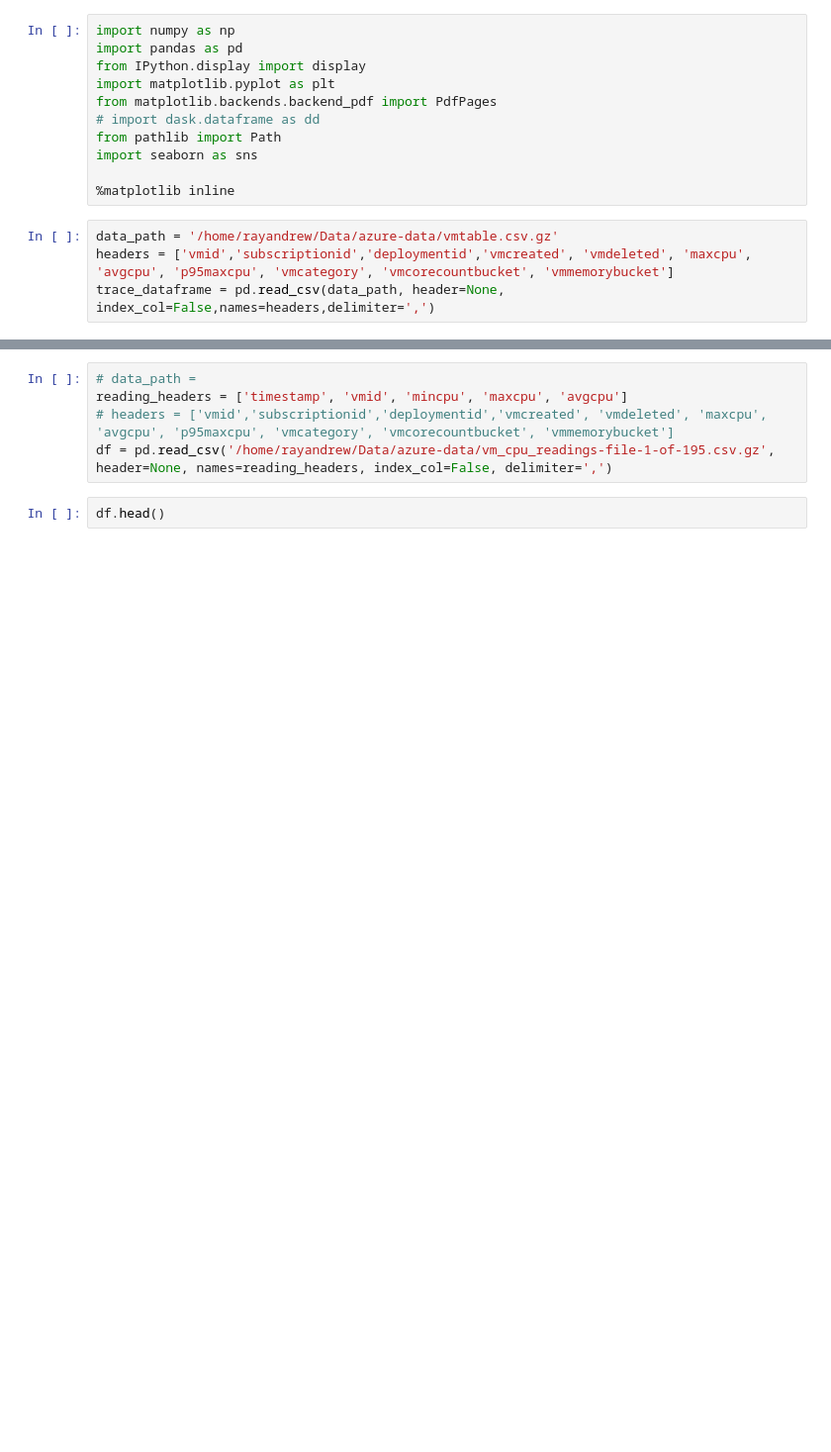
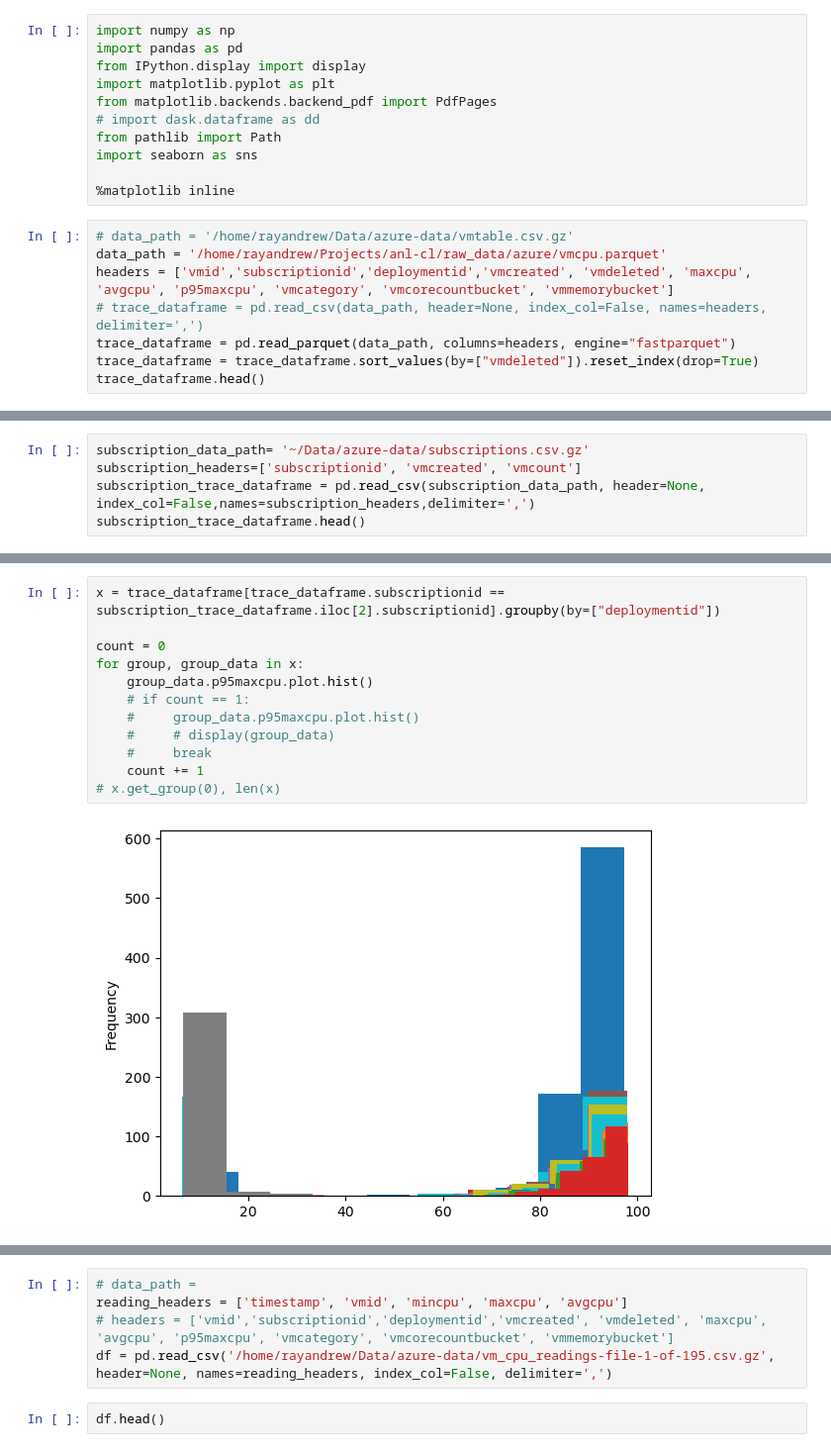
Before and after one commit to rayandrew/anl-cl, a Jupyter notebook: prototypes/azure.ipynb, the cells around one changed output, grey strips where cells are left out. Shown: that part at 99% size. Saved outputs shown, nothing was run; the diff lists cells and outputs as text; blank space fills up the shorter version.

```diff
--- a/prototypes/azure.ipynb
+++ b/prototypes/azure.ipynb
@@ -10,6 +10,10 @@ import seaborn as sns
 
 %matplotlib inline
 # %%
-data_path = '/home/rayandrew/Data/azure-data/vmtable.csv.gz'
+# data_path = '/home/rayandrew/Data/azure-data/vmtable.csv.gz'
+data_path = '/home/rayandrew/Projects/anl-cl/raw_data/azure/vmcpu.parquet'
 headers = ['vmid','subscriptionid','deploymentid','vmcreated', 'vmdeleted', 'maxcpu', 'avgcpu', 'p95maxcpu', 'vmcategory', 'vmcorecountbucket', 'vmmemorybucket']
-trace_dataframe = pd.read_csv(data_path, header=None, index_col=False,names=headers,delimiter=',')
+# trace_dataframe = pd.read_csv(data_path, header=None, index_col=False, names=headers, delimiter=',')
+trace_dataframe = pd.read_parquet(data_path, columns=headers, engine="fastparquet")
+trace_dataframe = trace_dataframe.sort_values(by=["vmdeleted"]).reset_index(drop=True)
+trace_dataframe.head()
@@ -15,0 +27,5 @@ trace_dataframe = pd.read_csv(data_path, header=None, index_col=False,names=head
+# %%
+subscription_data_path= '~/Data/azure-data/subscriptions.csv.gz'
+subscription_headers=['subscriptionid', 'vmcreated', 'vmcount']
+subscription_trace_dataframe = pd.read_csv(subscription_data_path, header=None, index_col=False,names=subscription_headers,delimiter=',')
+subscription_trace_dataframe.head()
@@ -15,0 +51,14 @@ trace_dataframe = pd.read_csv(data_path, header=None, index_col=False,names=head
+# %%
+x = trace_dataframe[trace_dataframe.subscriptionid == subscription_trace_dataframe.iloc[2].subscriptionid].groupby(by=["deploymentid"])
+
+count = 0
+for group, group_data in x:
+    group_data.p95maxcpu.plot.hist()
+    # if count == 1:
+    #     group_data.p95maxcpu.plot.hist()
+    #     # display(group_data)
+    #     break
+    count += 1
+# x.get_group(0), len(x)
+# %% [output]
+[figure, added]
```
Also changed, not shown: parts of 28 cells of this notebook, 3 other files.
